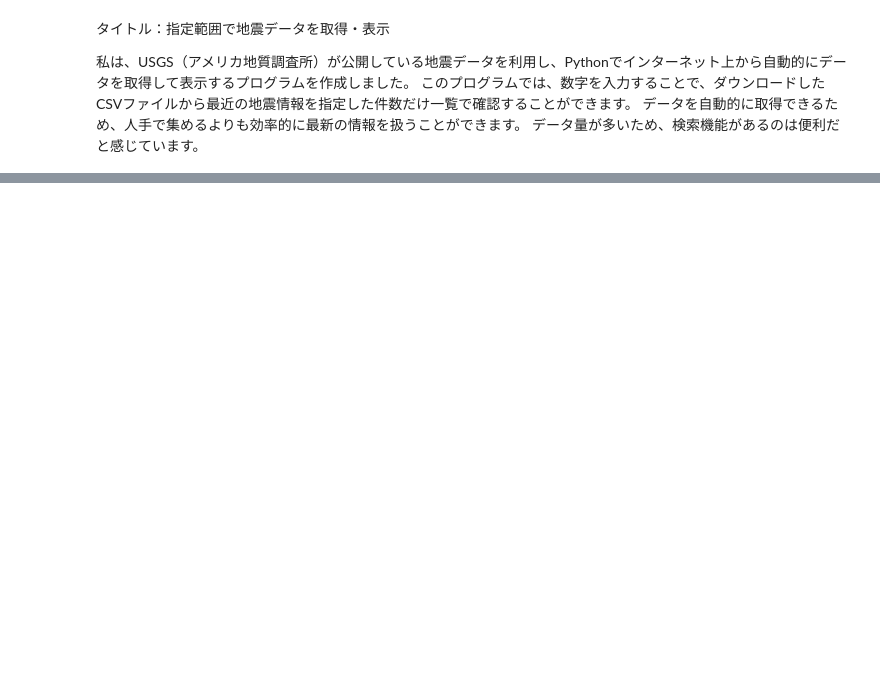
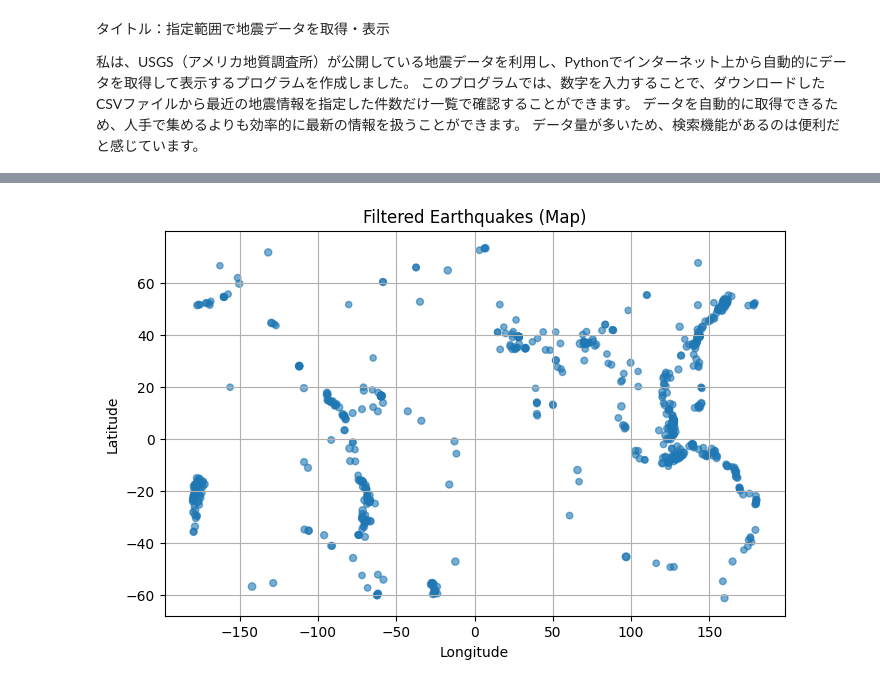
Before and after one commit to a250923s-max/me, a Jupyter notebook: Week6/earthquakesKadai.ipynb, the cells around one changed output, grey strips where cells are left out. Saved outputs shown, nothing was run; the diff lists cells and outputs as text; code cells hidden in the pictures; blank space fills up the shorter version.

```diff
--- a/Week6/earthquakesKadai.ipynb
+++ b/Week6/earthquakesKadai.ipynb
@@ -46,0 +42,34 @@ data.head(number)
+# %%
+import pandas as pd
+import matplotlib.pyplot as plt
+
+# CSV ファイル読み込み
+df = pd.read_csv("earthquakes.csv")
+
+# 条件をユーザーから取得
+min_mag = float(input("最低マグニチュードを入力してください："))
+
+# 条件に合う地震だけ抽出
+cond = df["mag"] >= min_mag
+filtered = df[cond]
+
+print(f"条件に合うデータ数：{len(filtered)} 件")
+
+# 少し確認
+print(filtered[["time", "latitude", "longitude", "mag"]].head())
+
+plt.figure(figsize=(8,5))
+
+plt.scatter(
+    filtered["longitude"],
+    filtered["latitude"],
+    s=filtered["mag"] * 5,
+    alpha=0.6
+)
+
+plt.title("Filtered Earthquakes (Map)")
+plt.xlabel("Longitude")
+plt.ylabel("Latitude")
+plt.grid(True)
+plt.show()
+# %% [output]
@@ -46,0 +83 @@ data.head(number)
+[figure, added]
```
Also changed, not shown: parts of 2 cells of this notebook, 1 other file.
